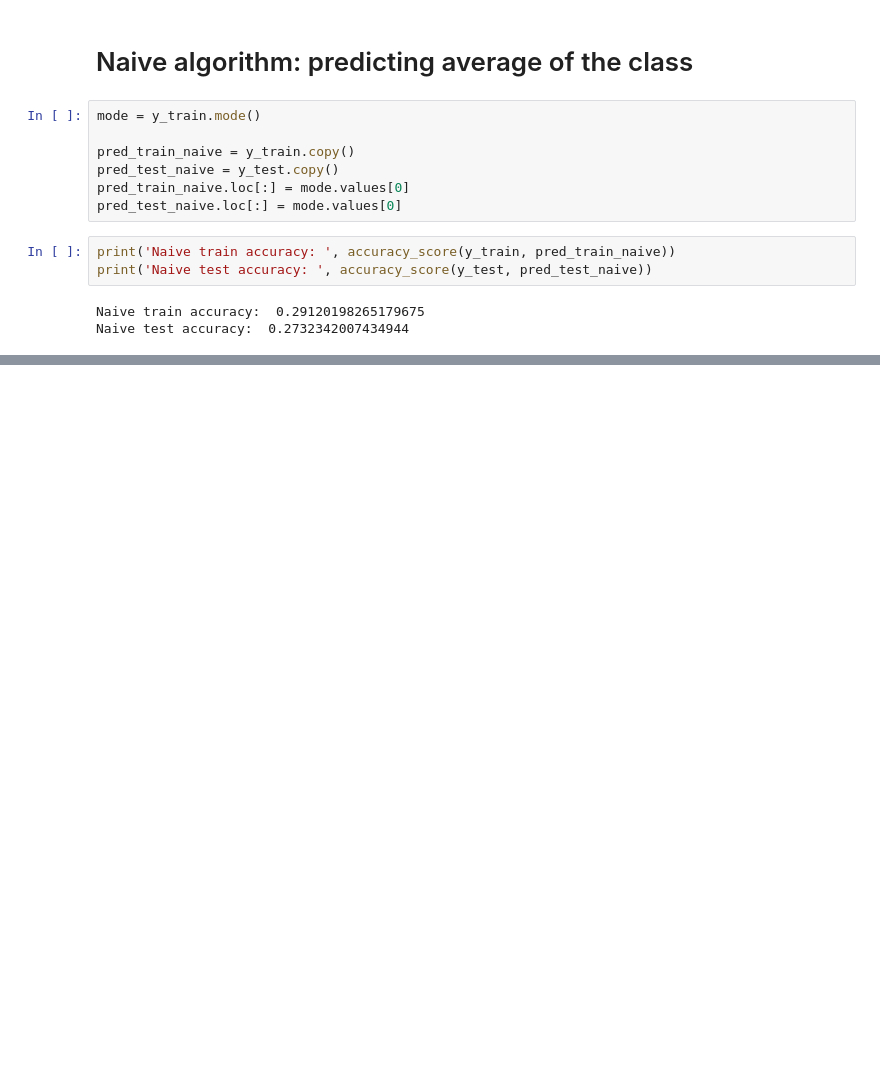
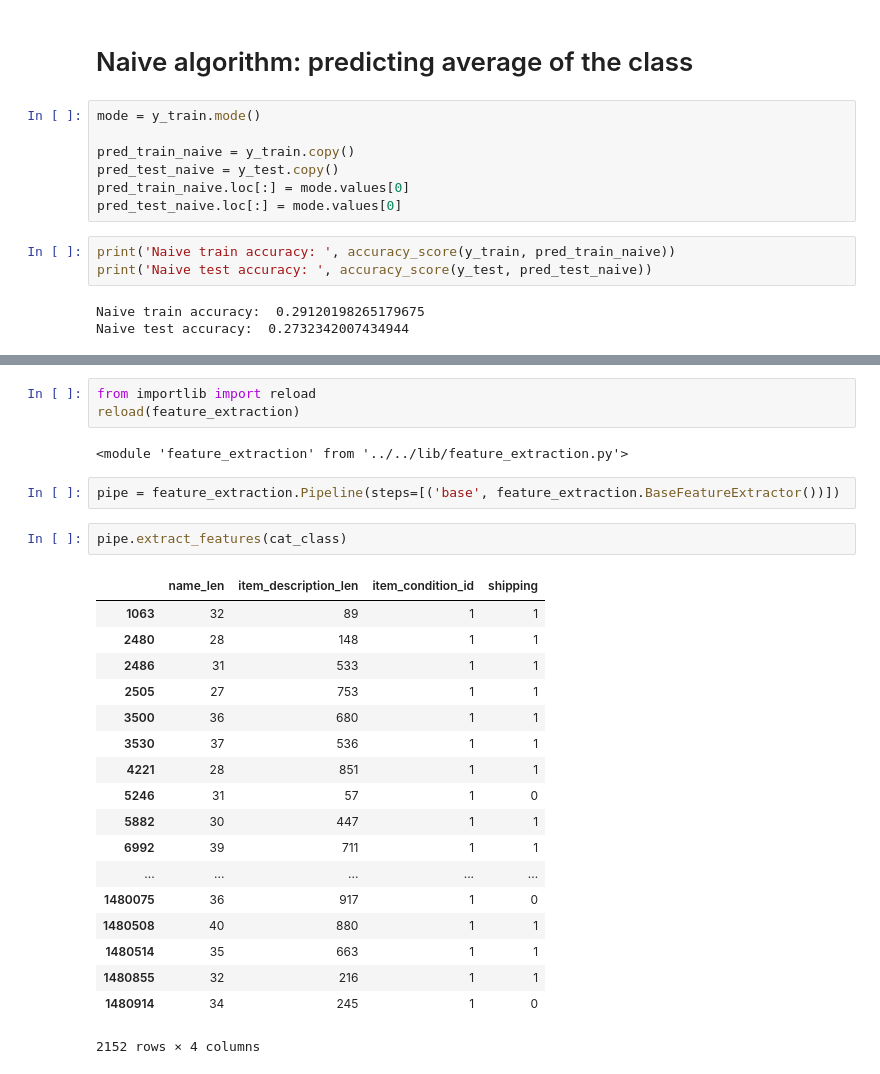
Before and after one commit to danhaus/ml-price-suggestion, a Jupyter notebook: models/Random_Forest_by_Cat/Random_Forest_by_Cat.ipynb, the cells around one changed output, grey strips where cells are left out. Saved outputs shown, nothing was run; the diff lists cells and outputs as text; blank space fills up the shorter version.

Commit message:
[ADD] example of the pipe

```diff
--- a/models/Random_Forest_by_Cat/Random_Forest_by_Cat.ipynb
+++ b/models/Random_Forest_by_Cat/Random_Forest_by_Cat.ipynb
@@ -191,0 +234,28 @@ Naive test accuracy:  0.2732342007434944
+# %%
+from importlib import reload
+reload(feature_extraction)
+# %% [output]
+<module 'feature_extraction' from '../../lib/feature_extraction.py'>
+# %%
+pipe = feature_extraction.Pipeline(steps=[('base', feature_extraction.BaseFeatureExtractor())])
+# %%
+pipe.extract_features(cat_class)
+# %% [output]
+|  | name_len | item_description_len | item_condition_id | shipping |
+| 1063 | 32 | 89 | 1 | 1 |
+| 2480 | 28 | 148 | 1 | 1 |
+| 2486 | 31 | 533 | 1 | 1 |
+| 2505 | 27 | 753 | 1 | 1 |
+| 3500 | 36 | 680 | 1 | 1 |
+| 3530 | 37 | 536 | 1 | 1 |
+| 4221 | 28 | 851 | 1 | 1 |
+| 5246 | 31 | 57 | 1 | 0 |
+| 5882 | 30 | 447 | 1 | 1 |
+| 6992 | 39 | 711 | 1 | 1 |
+| ... | ... | ... | ... | ... |
+| 1480075 | 36 | 917 | 1 | 0 |
+| 1480508 | 40 | 880 | 1 | 1 |
+| 1480514 | 35 | 663 | 1 | 1 |
+| 1480855 | 32 | 216 | 1 | 1 |
+| 1480914 | 34 | 245 | 1 | 0 |
+2152 rows × 4 columns
```
Also changed, not shown: parts of 4 cells of this notebook.
